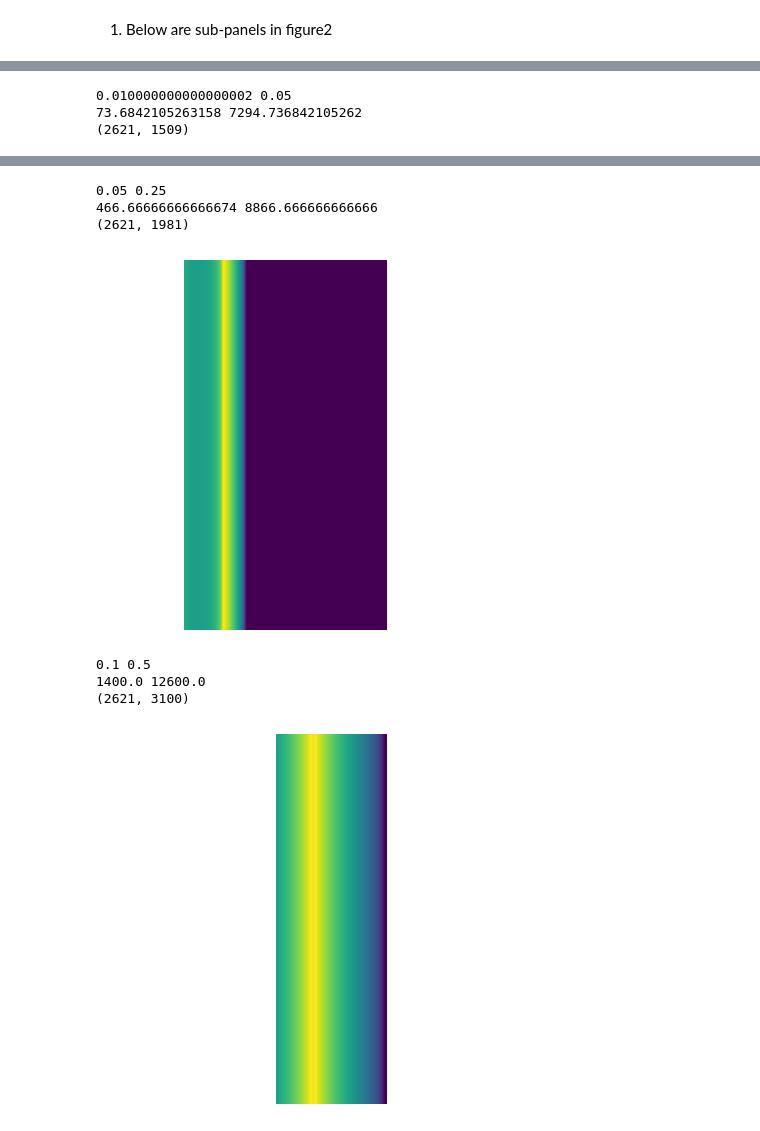
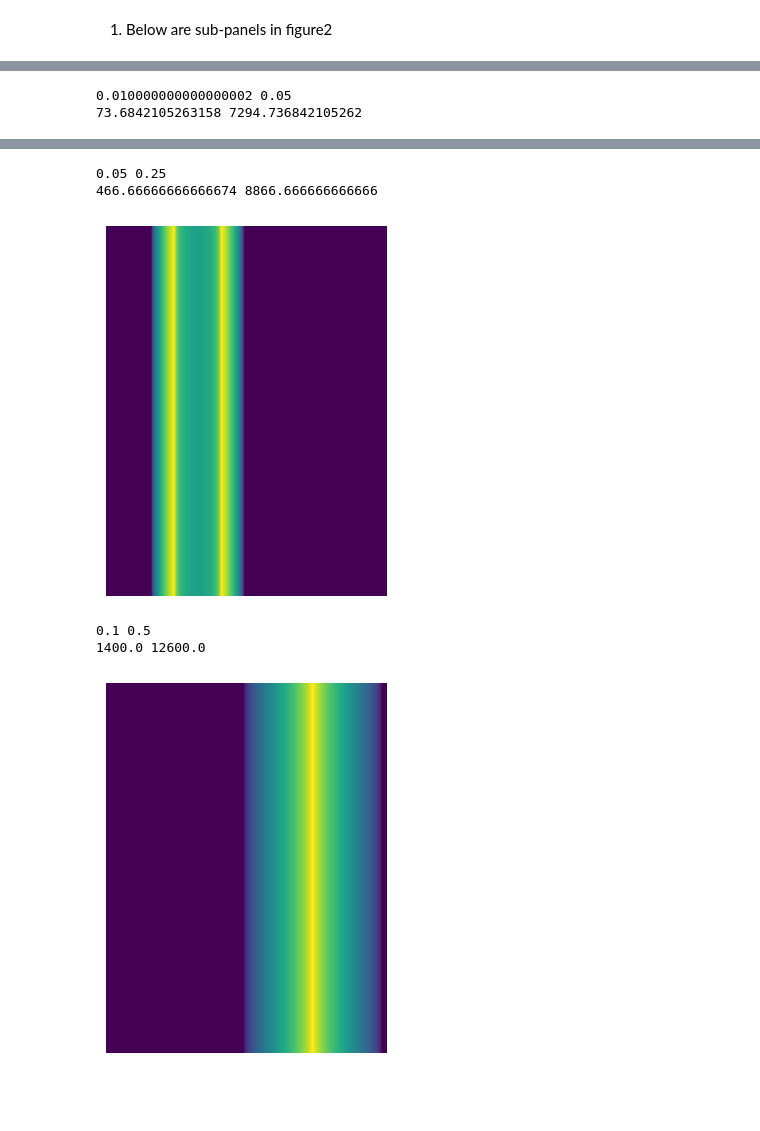
Before and after one commit to alchem0x2A/nanolitho, a Jupyter notebook: manuscript_figs/fig2-slit-interference.ipynb, the cells around one changed output, grey strips where cells are left out. Drawn from its saved outputs; the diff is of its cells as text; code cells hidden in the pictures; blank space fills up the shorter version.

```diff
--- a/manuscript_figs/fig2-slit-interference.ipynb
+++ b/manuscript_figs/fig2-slit-interference.ipynb
@@ -12,6 +11,12 @@ from pathlib import Path
 %mkdir -p subfigs-Fig2-FigS5
 # %% [markdown]
 `plot_line` renders the top-viewed line interference and corresponding height profiles in tiff formats. For post-processing of the tiff files, a 3D engine like [Gwyddion](http://gwyddion.net) is required. The tiff files will be generated under `subfigs-Fig2-FigS5`.
+# %%
+def lambda_to_s(l1, l2, R):
+    """Function to translate (\lambda_1, \lambda_2) to (s_1, s_2)"""
+    s1 = 2 * R / (1 / l2 - 1)
+    s2 = s1 / l1 - s1
+    return s1, s2
 # %%
 def plot_line(
     ax,
@@ -71,10 +66,3 @@ def plot_line(
-# %%
-def lambda_to_s(l1, l2, R):
-    """Function to translate (\lambda_1, \lambda_2) to (s_1, s_2)
-    """
-    s1 = 2 * R / (1 / l2 - 1)
-    s2 = s1 / l1 - s1
-    return s1, s2
 # %% [markdown]
 1. Below are sub-panels in figure2
 # %%
@@ -260,19 +249,21 @@ for l2 in (0.05, 0.25, 0.50):
     print(l1, l2)
     s1, s2 = lambda_to_s(l1, l2, R=offset)
     print(s1 / nm, s2 / nm)
-    system = plot_line(plt.gca(),
-                       s1=s1,
-                       s2=s2,
-                       offset=offset,
-                       n_pts=360,
-                       cmap="viridis",
-                       angle_offset=90,
-                       default_h=5 * nm,
-                       lim=(2.8 * um, 8.5 * um, 1.0 * um, 8.5 * um))
+    system = plot_line(
+        plt.gca(),
+        s1=s1,
+        s2=s2,
+        offset=offset,
+        n_pts=360,
+        cmap="viridis",
+        h=10 * nm,
+        # angle_offset=90,
+        # default_h=5 * nm,
+        lim=(2.8 * um, 8.5 * um, 1.0 * um, 8.5 * um),
+    )
     plt.show()
-    system.save_tiff(h=5 * nm,
-                     fname=f"subfigs-Fig2-FigS5/fitting_l1-{l1:.2f}_l2-{l2:.2f}.tiff")
+    # system.save_tiff(h=5 * nm,
+    # fname=f"subfigs-Fig2-FigS5/fitting_l1-{l1:.2f}_l2-{l2:.2f}.tiff")
 # %% [output]
 0.010000000000000002 0.05
 73.6842105263158 7294.736842105262
-(2621, 1509)
@@ -280,8 +271,6 @@ for l2 in (0.05, 0.25, 0.50):
 0.05 0.25
 466.66666666666674 8866.666666666666
-(2621, 1981)
-[figure, old version]
+[figure, new version]
 0.1 0.5
 1400.0 12600.0
-(2621, 3100)
-[figure, old version]
+[figure, new version]
```
Also changed, not shown: parts of 13 cells of this notebook, 2 other files.
